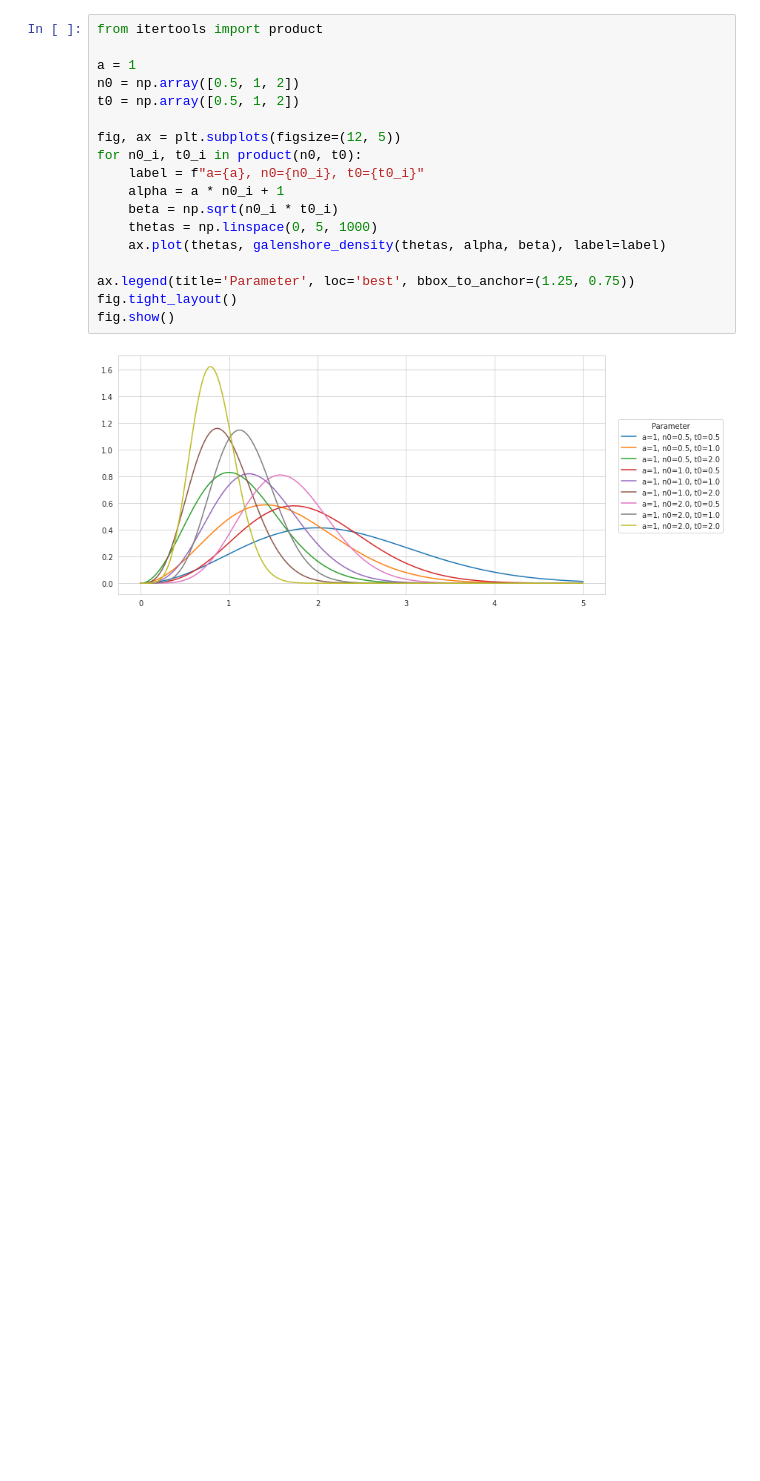
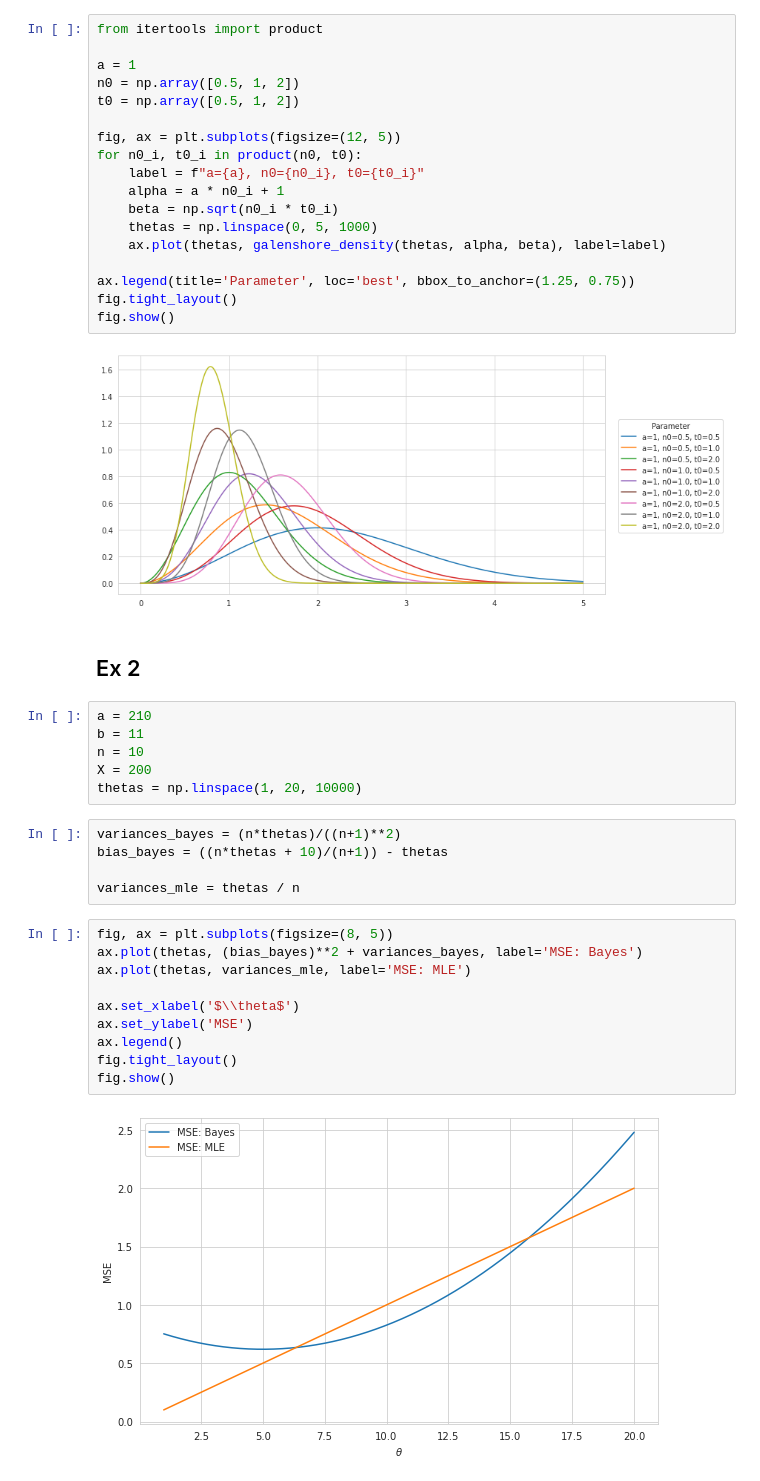
Before and after one commit to WHITSNAK/sta_602, a Jupyter notebook: hw4/hw4.ipynb, the cells around one changed output. Drawn from its saved outputs; the diff is of its cells as text; blank space fills up the shorter version.

```diff
--- a/hw4/hw4.ipynb
+++ b/hw4/hw4.ipynb
@@ -29,3 +31,28 @@ fig.tight_layout()
 fig.show()
 # %% [output]
 [figure]
+# %% [markdown]
+## Ex 2
+# %%
+a = 210
+b = 11
+n = 10
+X = 200
+thetas = np.linspace(1, 20, 10000)
+# %%
+variances_bayes = (n*thetas)/((n+1)**2)
+bias_bayes = ((n*thetas + 10)/(n+1)) - thetas
+
+variances_mle = thetas / n
+# %%
+fig, ax = plt.subplots(figsize=(8, 5))
+ax.plot(thetas, (bias_bayes)**2 + variances_bayes, label='MSE: Bayes')
+ax.plot(thetas, variances_mle, label='MSE: MLE')
+
+ax.set_xlabel('$\\theta$')
+ax.set_ylabel('MSE')
+ax.legend()
+fig.tight_layout()
+fig.show()
+# %% [output]
+[figure, added]
```
Also changed, not shown: parts of 1 cell of this notebook, 1 other file.
